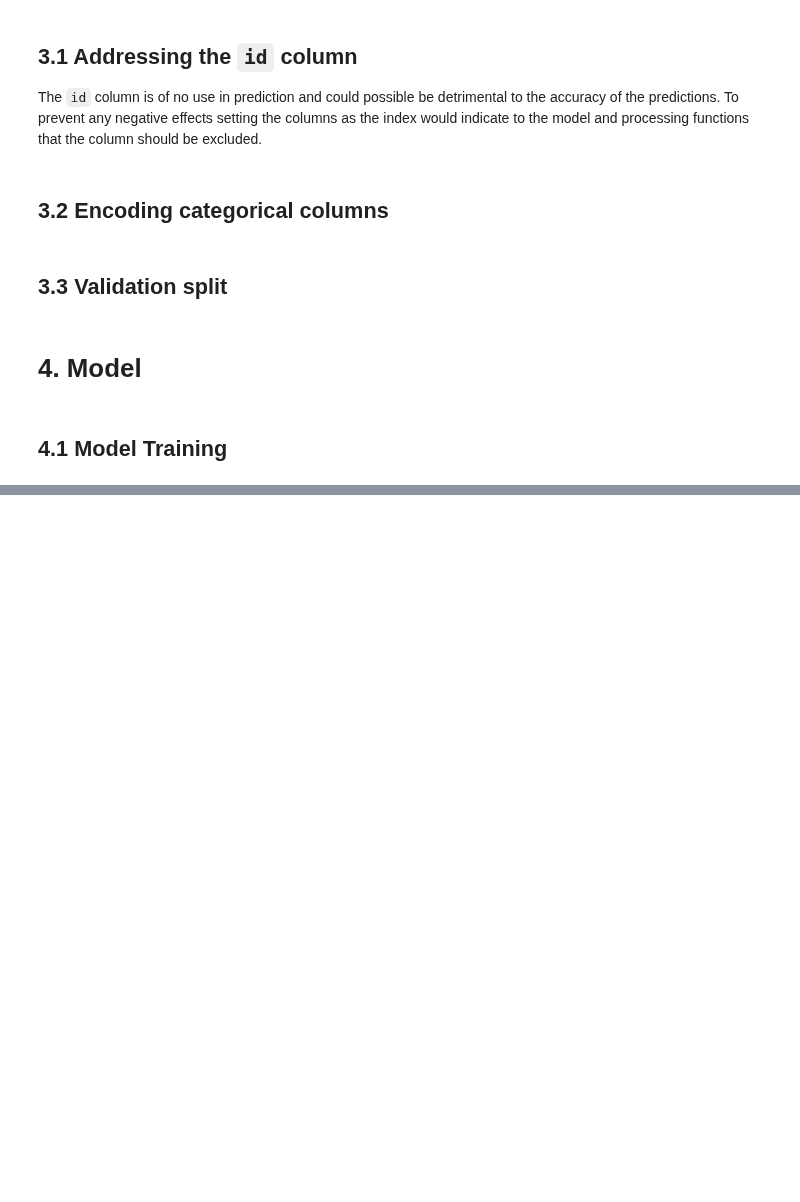
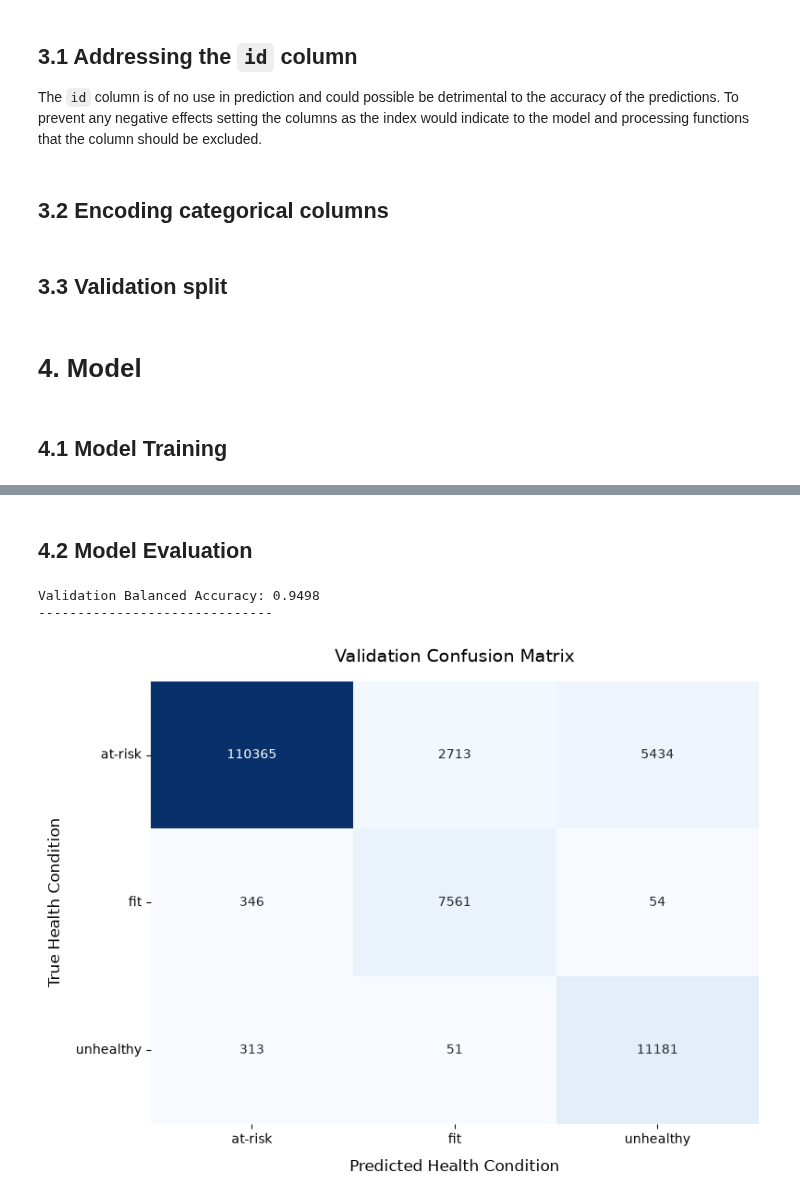
Before and after one commit to David-Langat/Kaggle, a Jupyter notebook: playground_series/predictining_student_health_risk/predicting_student_health_risk.ipynb, the cells around one changed output, grey strips where cells are left out. Drawn from its saved outputs; the diff is of its cells as text; code cells hidden in the pictures; blank space fills up the shorter version.

Commit message:
feat: Added model evaluation and submission
Generate a confusion matrix and plot a heatmap to display the classification behaviour of the model for each predicted class.

```diff
--- a/playground_series/predictining_student_health_risk/predicting_student_health_risk.ipynb
+++ b/playground_series/predictining_student_health_risk/predicting_student_health_risk.ipynb
@@ -277,0 +295,37 @@ xgb_model.fit(
+# %% [markdown]
+## 4.2 Model Evaluation
+# %%
+# Generate predictions on the validation set
+y_pred = xgb_model.predict(X_val)
+
+# Calculate Balanced Accuracy
+bal_acc = balanced_accuracy_score(y_val, y_pred)
+print(f"Validation Balanced Accuracy: {bal_acc:.4f}")
+print("-" * 30)
+
+# Generate the confusion matrix
+cm = confusion_matrix(y_val, y_pred)
+
+# Visualize with a seaborn heatmap
+plt.figure(figsize=(8, 6))
+sns.heatmap(
+    cm,
+    annot=True,  # Displays the raw numbers inside the cells
+    fmt="d",  # Formats the annotations as integers
+    cmap="Blues",  # Uses a clean blue color palette
+    cbar=False,  # Hides the colorbar for a cleaner look
+    xticklabels=le.classes_,  # Maps encoded integers back to string labels
+    yticklabels=le.classes_,
+)
+
+# Optimize plot aesthetics
+plt.title("Validation Confusion Matrix", fontsize=14, pad=15)
+plt.xlabel("Predicted Health Condition", fontsize=12, labelpad=10)
+plt.ylabel("True Health Condition", fontsize=12, labelpad=10)
+plt.yticks(rotation=0)  # Keeps y-axis labels horizontal
+plt.tight_layout()
+plt.show()
+# %% [output]
+Validation Balanced Accuracy: 0.9498
+------------------------------
+[figure, added]
```
Also changed, not shown: parts of 5 cells of this notebook.
